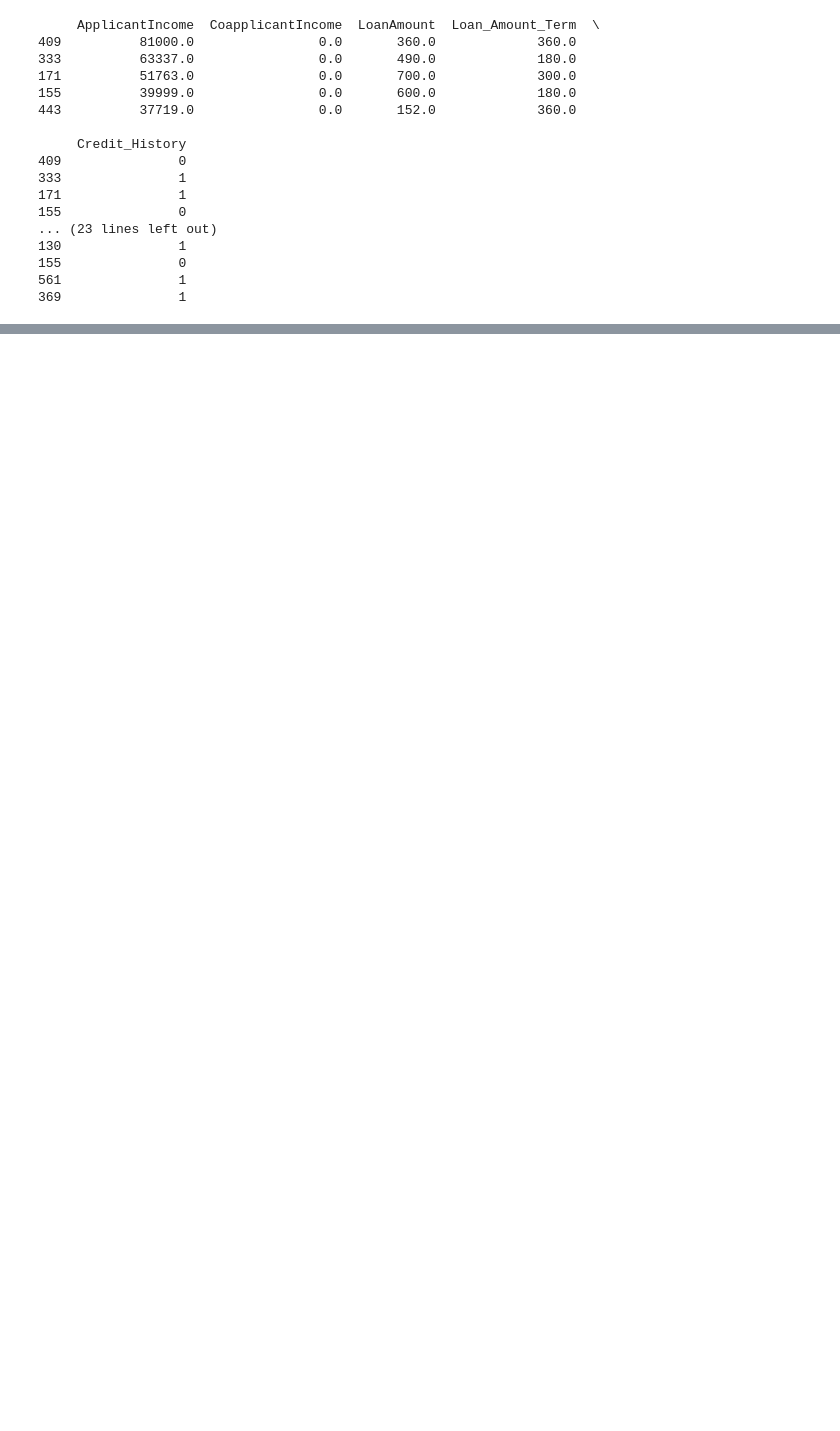
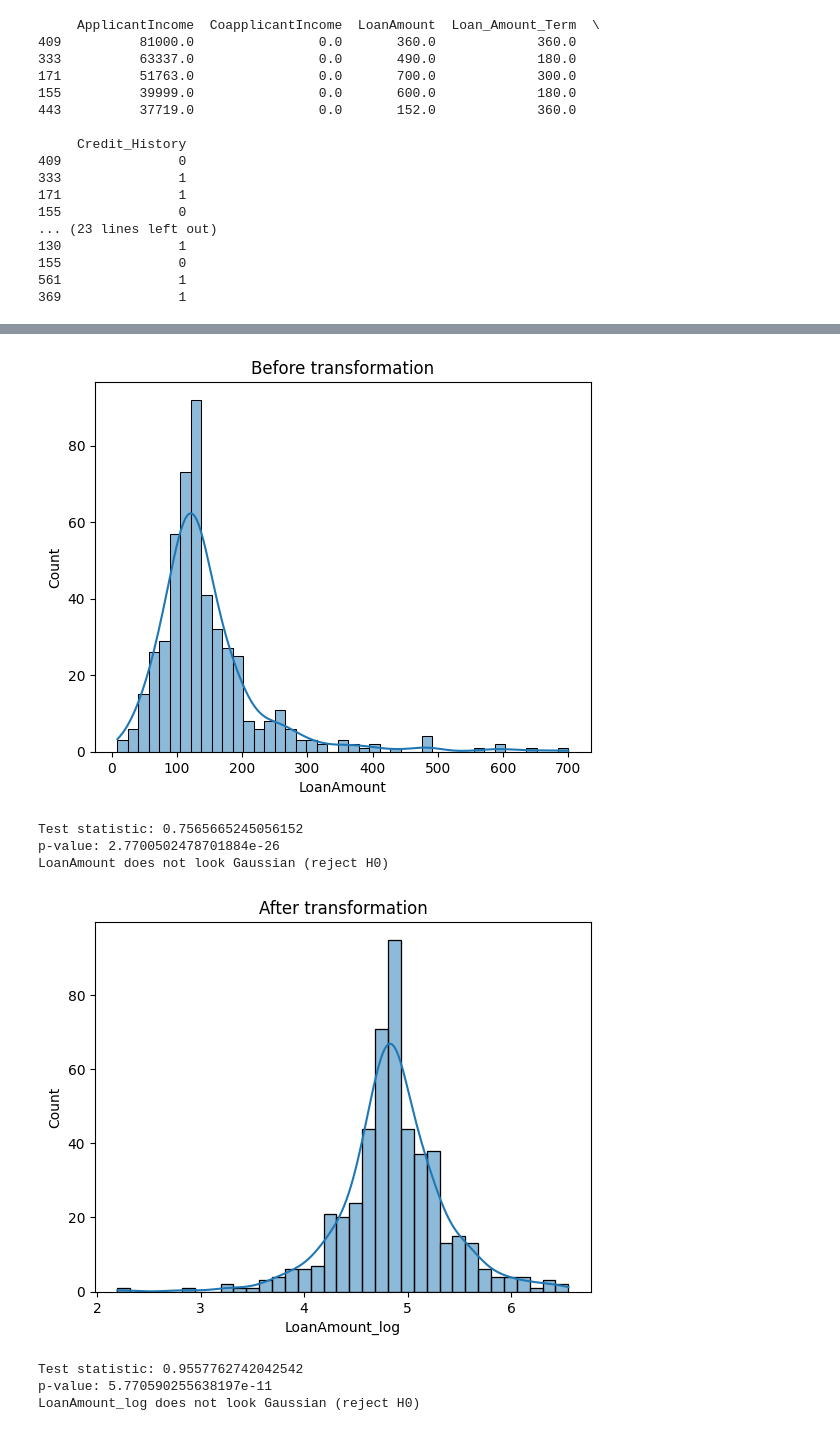
Before and after one commit to noamurphy/loan_approval_predictions, a Jupyter notebook: notebooks/instructions.ipynb, the cells around one changed output, grey strips where cells are left out. Cells and saved outputs as stored; diff of their text form; code cells hidden in the pictures; blank space fills up the shorter version.

Commit message:
Completed a simple model and added bones to all project elements

```diff
--- a/notebooks/instructions.ipynb
+++ b/notebooks/instructions.ipynb
@@ -333,0 +426,23 @@ The goal here is to create the pipeline that will take one row of our dataset an
+# %%
+# Impute LoanAmount 0 values to the median
+from sklearn.impute import SimpleImputer
+
+# create an instance of SimpleImputer with strategy 'median'
+imputer = SimpleImputer(strategy='median')
+
+# fit the imputer on the loan amount column with 0 values
+imputer.fit(X_train['LoanAmount'][X_train['LoanAmount']!=0].values.reshape(-1,1))
+
+# transform the loan amount column with 0 values
+X_train['LoanAmount'] = imputer.transform(X_train['LoanAmount'].values.reshape(-1,1))
+# %%
+log_transform(X_train, 'LoanAmount')
+# %% [output]
+[figure, added]
+Test statistic: 0.7565665245056152
+p-value: 2.7700502478701884e-26
+LoanAmount does not look Gaussian (reject H0)
+[figure, added]
+Test statistic: 0.9557762742042542
+p-value: 5.770590255638197e-11
+LoanAmount_log does not look Gaussian (reject H0)
```
Also changed, not shown: parts of 95 cells of this notebook, 2 other files.
